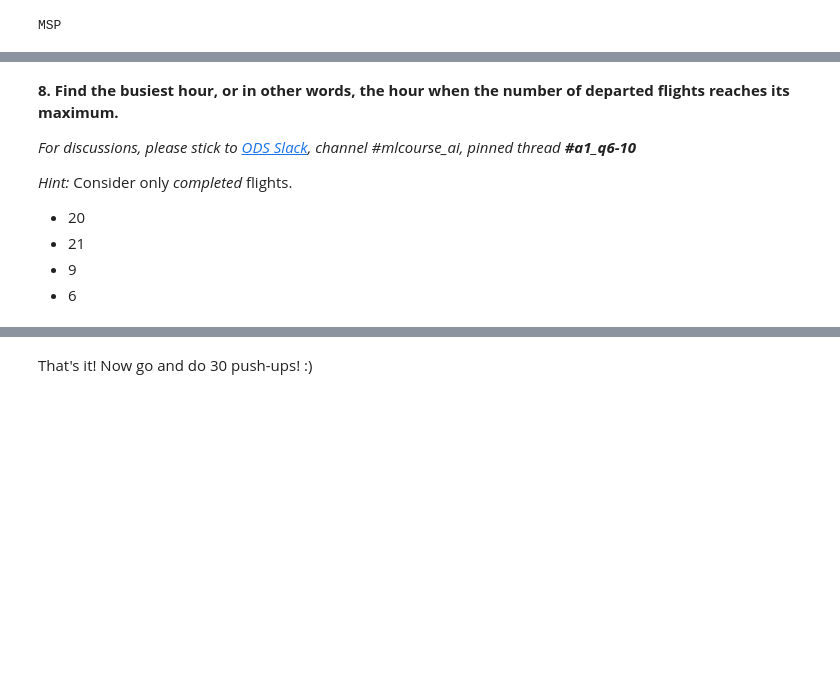
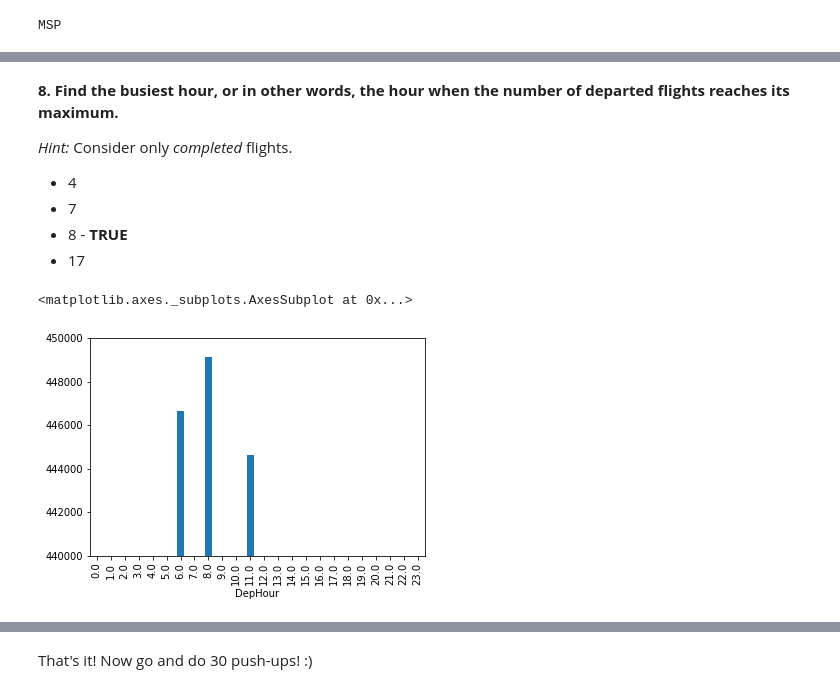
Before and after one commit to lavandosovich/ods_course, a Jupyter notebook: assignment1_USA_flights_EDA.ipynb, the cells around one changed output, grey strips where cells are left out. Saved outputs shown, nothing was run; the diff lists cells and outputs as text; code cells hidden in the pictures; blank space fills up the shorter version.

```diff
--- a/assignment1_USA_flights_EDA.ipynb
+++ b/assignment1_USA_flights_EDA.ipynb
@@ -432,11 +436,33 @@ c_dropped_nan_dep_time = dropped_nan_dep_time[dropped_nan_dep_time['Cancelled']
 # %% [markdown]
 **8. Find the busiest hour, or in other words, the hour when the number of departed flights reaches its maximum.**<br>
 
-*For discussions, please stick to [ODS Slack](https://opendatascience.slack.com/), channel #mlcourse_ai, pinned thread __#a1_q6-10__*
-
 *Hint:* Consider only *completed* flights.
 
-- 20
-- 21
-- 9
-- 6
+- 4
+- 7
+- 8 - __TRUE__
+- 17
+# %%
+# You code here
+
+uncancelled_flights = (
+    flights_df[
+        flights_df['Cancelled'] == 0
+    ]
+    .dropna(
+        subset=['DepHour']
+    )
+)
+# %%
+(
+    uncancelled_flights
+    .groupby(['DepHour'])
+    .size()
+    .plot(
+        kind='bar',
+        ylim=(440_000, 450_000)
+    )
+)
+# %% [output]
+<matplotlib.axes._subplots.AxesSubplot at 0x...>
+[figure, added]
```
Also changed, not shown: parts of 74 cells of this notebook, 1 other file.
